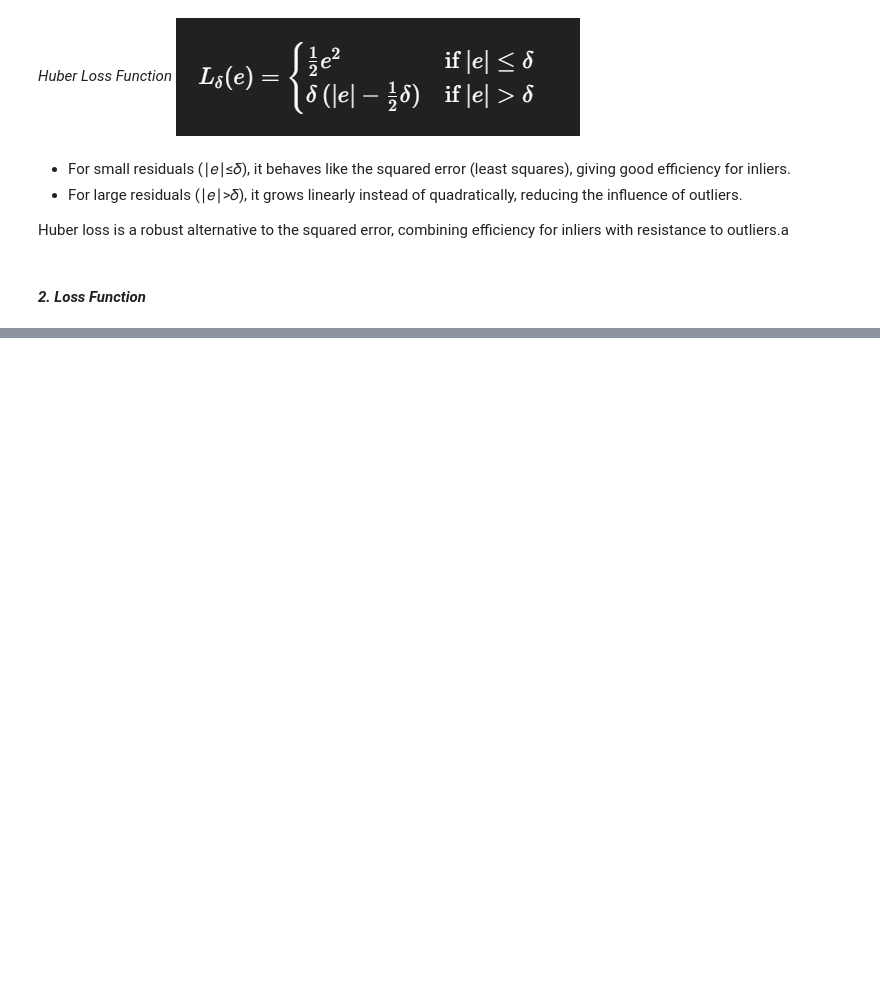
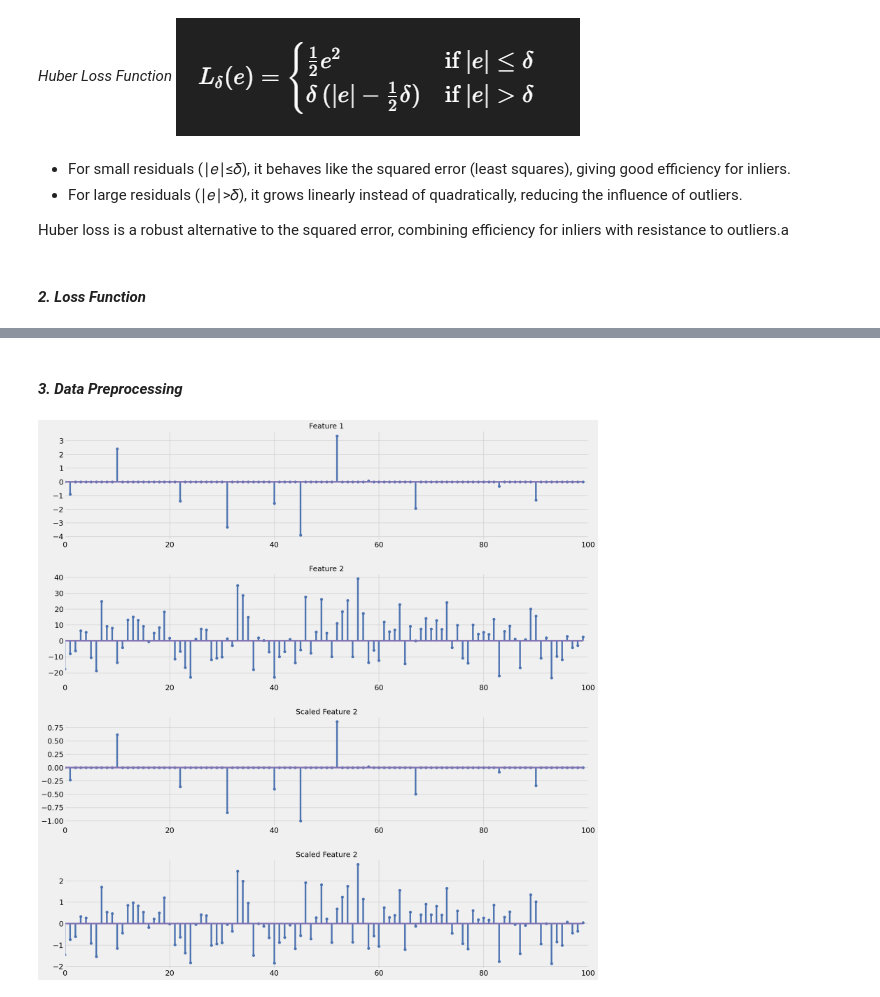
Before and after one commit to minuraashen/Machine-Learning, a Jupyter notebook: EN3150-Pattern_Recognition/Assignment 1/Assignment_01.ipynb, the cells around one changed output, grey strips where cells are left out. Saved outputs shown, nothing was run; the diff lists cells and outputs as text; code cells hidden in the pictures; blank space fills up the shorter version.

Commit message:
data preprocessing

```diff
--- a/EN3150-Pattern_Recognition/Assignment 1/Assignment_01.ipynb
+++ b/EN3150-Pattern_Recognition/Assignment 1/Assignment_01.ipynb
@@ -149,0 +155,64 @@ plt.show()
+# %% [markdown]
+#### ***3. Data Preprocessing***
+# %%
+import numpy as np
+import matplotlib.pyplot as plt
+from sklearn.preprocessing import StandardScaler, MaxAbsScaler
+
+def generate_signal(signal_length, num_nonzero):
+  signal = np.zeros(signal_length)
+  nonzero_indices = np.random.choice(signal_length, num_nonzero,replace=False)
+  nonzero_values = 10*np.random.randn(num_nonzero)
+  signal[nonzero_indices] = nonzero_values
+  return signal
+
+signal_length = 100 # Total length of the signal
+num_nonzero = 10 # Number of non-zero elements in the signal
+your_index_no = 220551 # Enter your index no without english letters and without leading zeros
+sparse_signal = generate_signal(signal_length, num_nonzero)
+sparse_signal[10] = (your_index_no % 10)*2 + 10
+if your_index_no % 10 == 0:
+  sparse_signal[10] = np.random.randn(1) + 30
+sparse_signal=sparse_signal/5
+epsilon = np.random.normal(0, 15, signal_length )  #epsilon=epsilon[:, np.newaxis]
+
+# After generating sparse_signal and epsilon
+# For Feature 1:
+feature_1_scaled = MaxAbsScaler().fit_transform(sparse_signal.reshape(-1,1))
+# For Feature 2:
+feature_2_scaled = StandardScaler().fit_transform(epsilon.reshape(-1,1))
+
+plt.figure(figsize=(20,20))
+
+plt.subplot(4, 1, 1)
+plt.xlim(0, signal_length)
+plt.title("Feature 1", fontsize=18)
+plt.xticks(fontsize=18) # Adjust x-axis tick label font size
+plt.yticks(fontsize=18)
+plt.stem(sparse_signal)
+
+plt.subplot(4, 1, 2)
+plt.xlim(0, signal_length)
+plt.title("Feature 2", fontsize=18)
+plt.stem(epsilon)
+plt.xticks(fontsize=18) # Adjust x-axis tick label font size
+plt.yticks(fontsize=18)
+
+plt.subplot(4, 1, 3)
+plt.xlim(0, signal_length)
+plt.title("Scaled Feature 2", fontsize=18)
+plt.stem(feature_1_scaled)
+plt.xticks(fontsize=18) # Adjust x-axis tick label font size
+plt.yticks(fontsize=18)
+
+plt.subplot(4, 1, 4)
+plt.xlim(0, signal_length)
+plt.title("Scaled Feature 2", fontsize=18)
+plt.stem(feature_2_scaled)
+plt.xticks(fontsize=18) # Adjust x-axis tick label font size
+plt.yticks(fontsize=18)
+
+plt.tight_layout(pad=3.0)
+plt.show()
+# %% [output]
+[figure, added]
```
Also changed, not shown: parts of 4 cells of this notebook.
